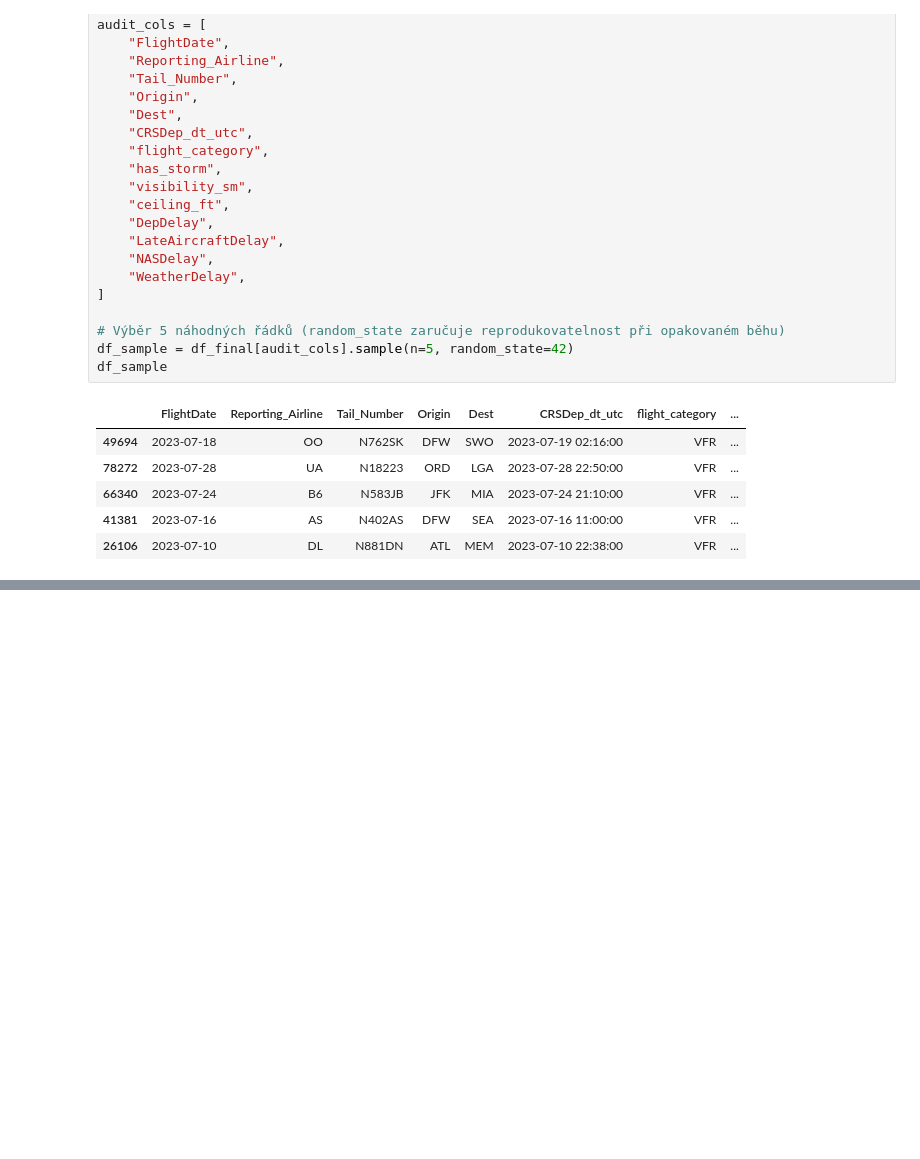
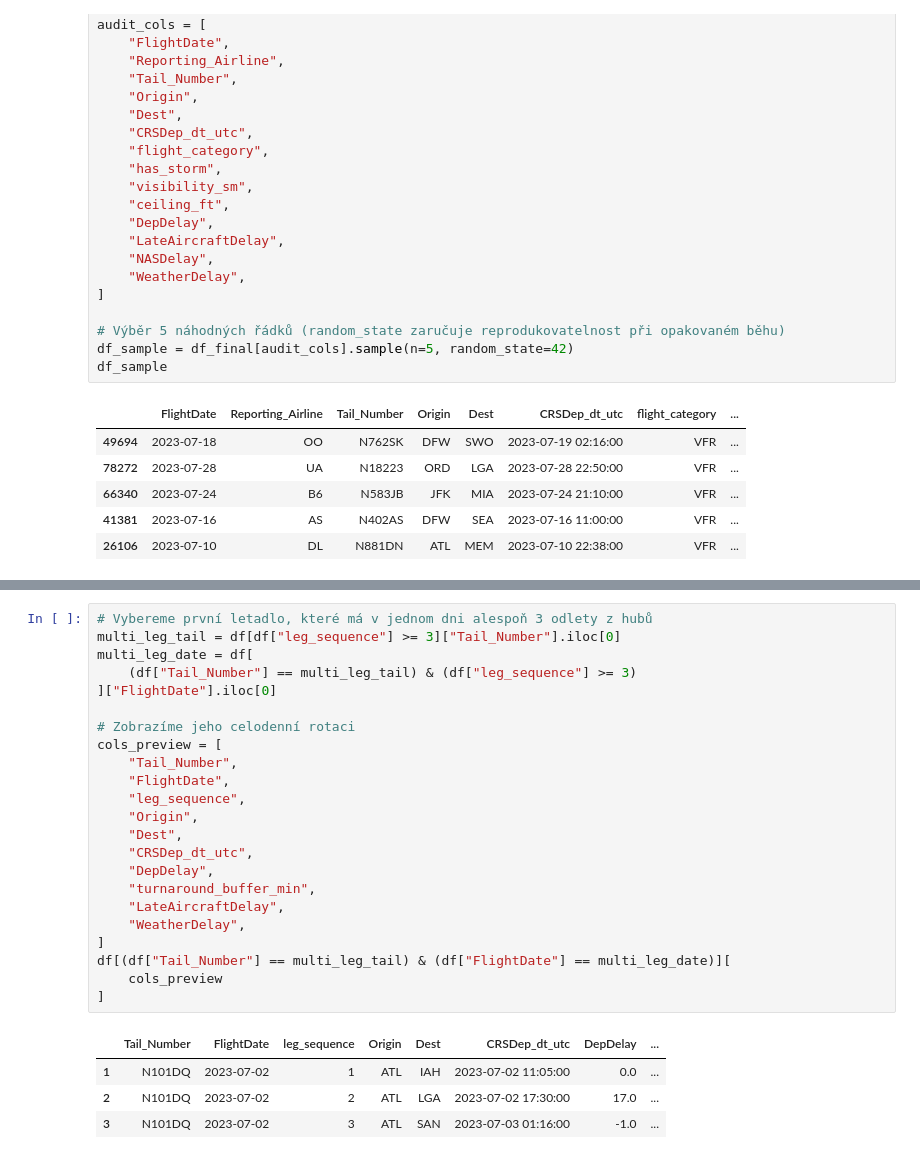
Before and after one commit to weissgrlu/airline-delay-metar-analysis, a Jupyter notebook: notebook/project_jupyter_files.ipynb, the cells around one changed output, grey strips where cells are left out. Saved outputs shown, nothing was run; the diff lists cells and outputs as text; blank space fills up the shorter version.

```diff
--- a/notebook/project_jupyter_files.ipynb
+++ b/notebook/project_jupyter_files.ipynb
@@ -512,0 +681,28 @@ df_sample
+# %%
+# Vybereme první letadlo, které má v jednom dni alespoň 3 odlety z hubů
+multi_leg_tail = df[df["leg_sequence"] >= 3]["Tail_Number"].iloc[0]
+multi_leg_date = df[
+    (df["Tail_Number"] == multi_leg_tail) & (df["leg_sequence"] >= 3)
+]["FlightDate"].iloc[0]
+
+# Zobrazíme jeho celodenní rotaci
+cols_preview = [
+    "Tail_Number",
+    "FlightDate",
+    "leg_sequence",
+    "Origin",
+    "Dest",
+    "CRSDep_dt_utc",
+    "DepDelay",
+    "turnaround_buffer_min",
+    "LateAircraftDelay",
+    "WeatherDelay",
+]
+df[(df["Tail_Number"] == multi_leg_tail) & (df["FlightDate"] == multi_leg_date)][
+    cols_preview
+]
+# %% [output]
+|  | Tail_Number | FlightDate | leg_sequence | Origin | Dest | CRSDep_dt_utc | DepDelay | ... |
+| 1 | N101DQ | 2023-07-02 | 1 | ATL | IAH | 2023-07-02 11:05:00 | 0.0 | ... |
+| 2 | N101DQ | 2023-07-02 | 2 | ATL | LGA | 2023-07-02 17:30:00 | 17.0 | ... |
+| 3 | N101DQ | 2023-07-02 | 3 | ATL | SAN | 2023-07-03 01:16:00 | -1.0 | ... |
```
Also changed, not shown: parts of 13 cells of this notebook.
